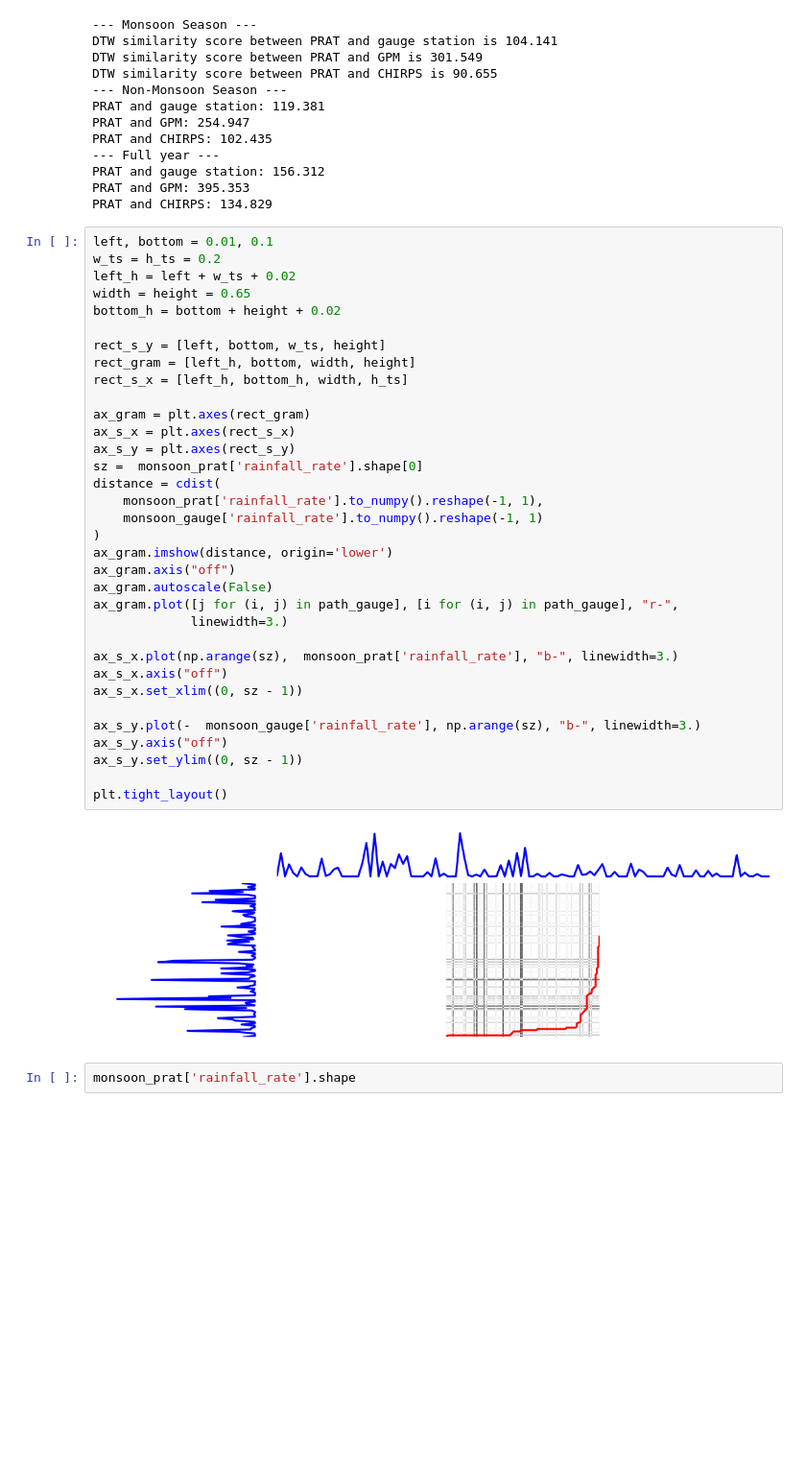
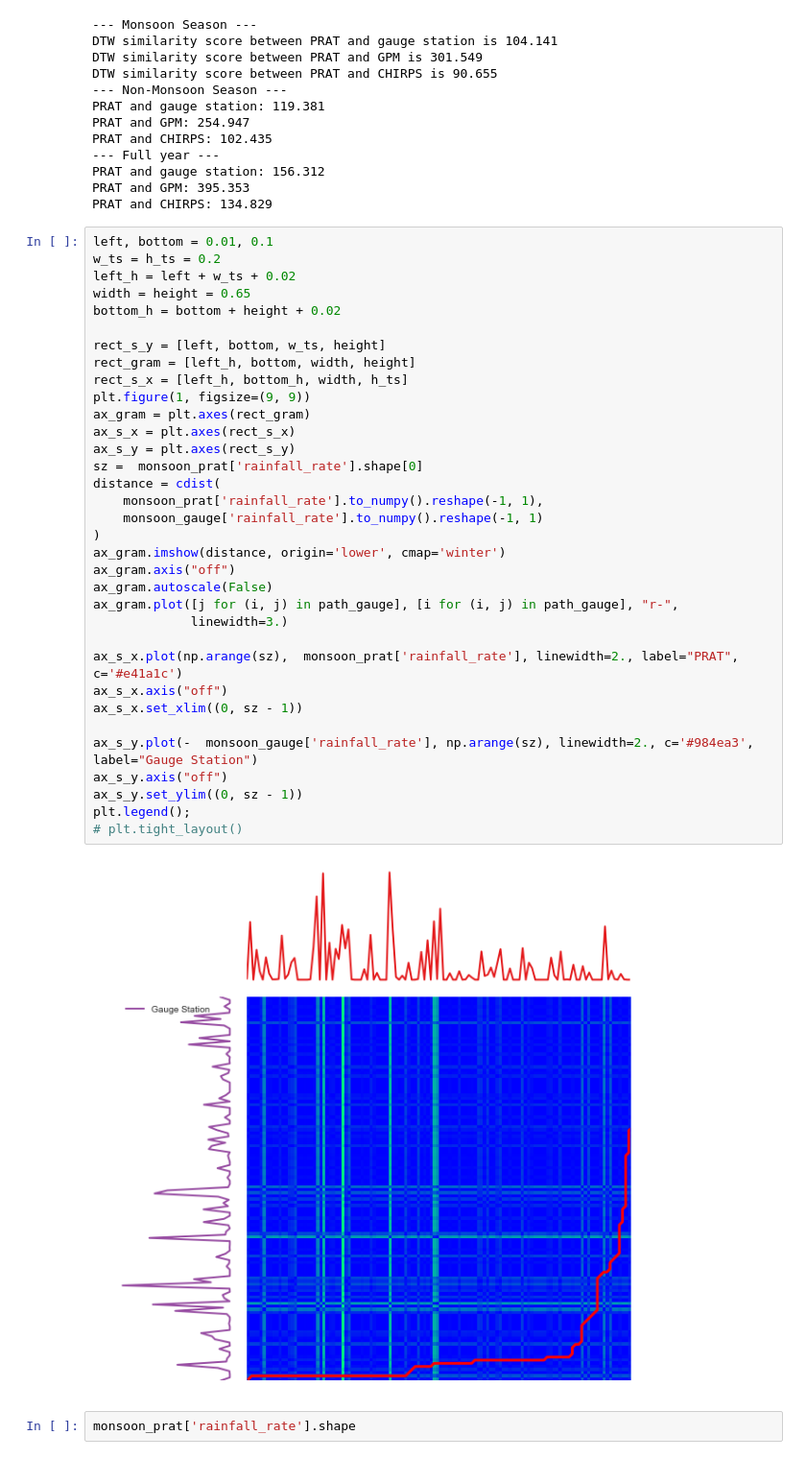
Before and after one commit to dsaharia/PRAT-Rainfall, a Jupyter notebook: imager-rainfall/01_Singapore_prat.ipynb, the cells around one changed output. Shown at 96% size. Saved outputs shown, nothing was run; the diff lists cells and outputs as text; blank space fills up the shorter version.

Commit message:
DTW matrix plot completed, final touches

```diff
--- a/imager-rainfall/01_Singapore_prat.ipynb
+++ b/imager-rainfall/01_Singapore_prat.ipynb
@@ -468,39 +468,39 @@ PRAT and CHIRPS: 134.829
 # %%
 left, bottom = 0.01, 0.1
 w_ts = h_ts = 0.2
 left_h = left + w_ts + 0.02
 width = height = 0.65
 bottom_h = bottom + height + 0.02
 
 rect_s_y = [left, bottom, w_ts, height]
 rect_gram = [left_h, bottom, width, height]
 rect_s_x = [left_h, bottom_h, width, h_ts]
-
+plt.figure(1, figsize=(9, 9))
 ax_gram = plt.axes(rect_gram)
 ax_s_x = plt.axes(rect_s_x)
 ax_s_y = plt.axes(rect_s_y)
 sz =  monsoon_prat['rainfall_rate'].shape[0]
 distance = cdist(
     monsoon_prat['rainfall_rate'].to_numpy().reshape(-1, 1),
     monsoon_gauge['rainfall_rate'].to_numpy().reshape(-1, 1)
 )
-ax_gram.imshow(distance, origin='lower')
+ax_gram.imshow(distance, origin='lower', cmap='winter')
 ax_gram.axis("off")
 ax_gram.autoscale(False)
 ax_gram.plot([j for (i, j) in path_gauge], [i for (i, j) in path_gauge], "r-",
              linewidth=3.)
 
-ax_s_x.plot(np.arange(sz),  monsoon_prat['rainfall_rate'], "b-", linewidth=3.)
+ax_s_x.plot(np.arange(sz),  monsoon_prat['rainfall_rate'], linewidth=2., label="PRAT", c='#e41a1c')
 ax_s_x.axis("off")
 ax_s_x.set_xlim((0, sz - 1))
 
-ax_s_y.plot(-  monsoon_gauge['rainfall_rate'], np.arange(sz), "b-", linewidth=3.)
+ax_s_y.plot(-  monsoon_gauge['rainfall_rate'], np.arange(sz), linewidth=2., c='#984ea3',  label="Gauge Station")
 ax_s_y.axis("off")
 ax_s_y.set_ylim((0, sz - 1))
-
-plt.tight_layout()
+plt.legend();
+# plt.tight_layout()
 # %% [output]
-[figure, old version]
+[figure, new version]
 # %%
 monsoon_prat['rainfall_rate'].shape
 # %% [output]
```
